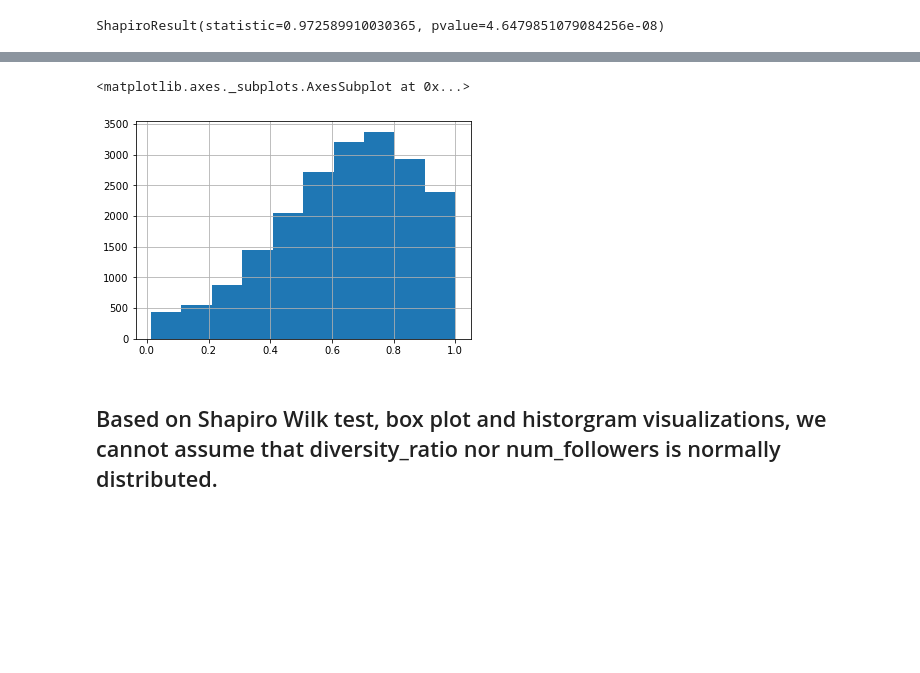
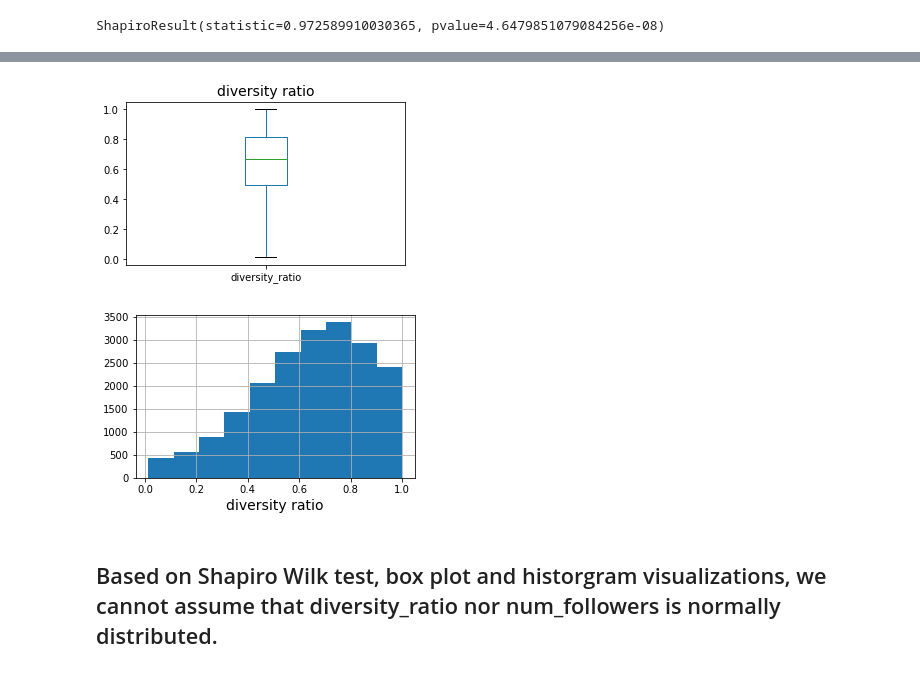
Before and after one commit to chris-stellato/capstone1, a Jupyter notebook: visuals_capstone1_day3.ipynb, the cells around one changed output, grey strips where cells are left out. Drawn from its saved outputs; the diff is of its cells as text; code cells hidden in the pictures; blank space fills up the shorter version.

```diff
--- a/visuals_capstone1_day3.ipynb
+++ b/visuals_capstone1_day3.ipynb
@@ -22,8 +17,23 @@ df.diversity_ratio.plot(kind='box')
-# %%
-df.diversity_ratio.hist()
-# %% [output]
-<matplotlib.axes._subplots.AxesSubplot at 0x...>
-[figure, removed]
+# %%
+fig, ax = plt.subplots(figsize=(5,3))
+df.diversity_ratio.plot(kind='box')
+ax.set_title('diversity ratio', fontsize=14)
+#ax.set_ylabel('count of occurrance', fontsize=14)
+#plt.legend(fontsize=14)
+fig.savefig('box_plot.png', dpi=300)
+plt.show()
+# %% [output]
+[figure, added]
+# %%
+fig, ax = plt.subplots(figsize=(5,3))
+df.diversity_ratio.hist()
+ax.set_xlabel('diversity ratio', fontsize=14)
+#ax.set_title('diversity ratio', fontsize=14)
+#ax.set_ylabel('count of occurrance', fontsize=14)
+#plt.legend(fontsize=14)
+fig.savefig('histogram.png', dpi=300)
+# %% [output]
+[figure, added]
 # %% [markdown]
 ## Based on Shapiro Wilk test, box plot and historgram visualizations, we cannot assume that diversity_ratio nor num_followers is normally distributed.
 # %%
```
Also changed, not shown: parts of 16 cells of this notebook.
